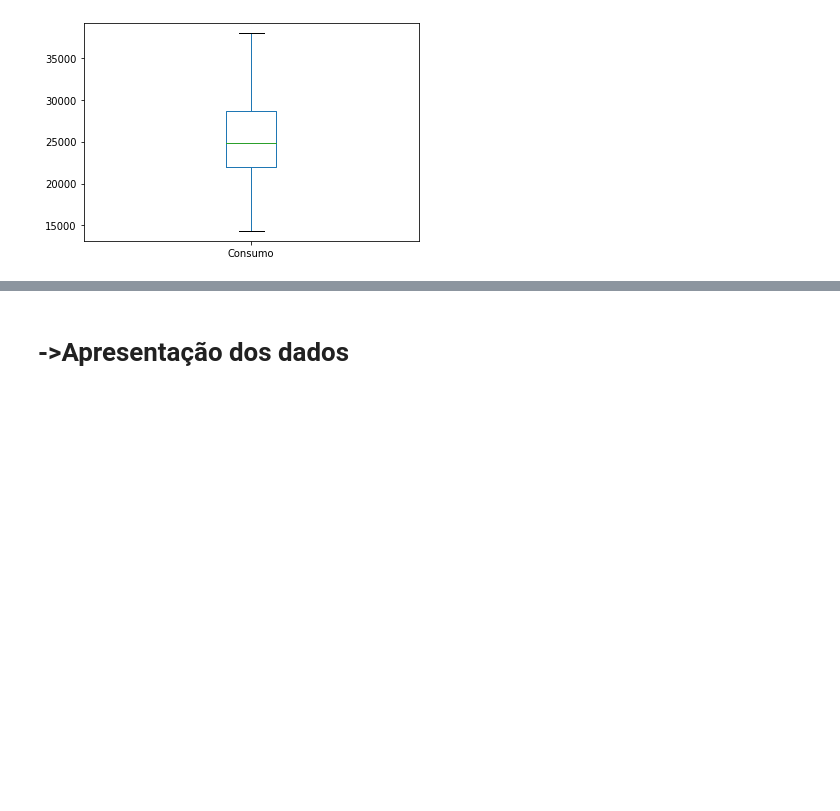
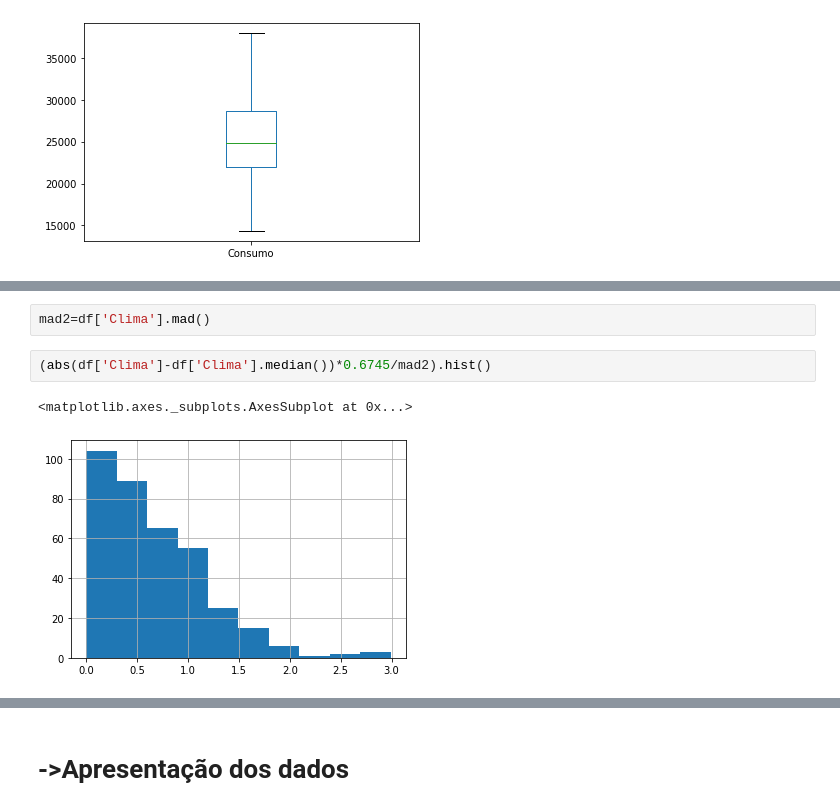
Before and after one commit to thiagorayam/Data, a Jupyter notebook: Exemplo1.ipynb, the cells around one changed output, grey strips where cells are left out. Cells and saved outputs as stored; diff of their text form; blank space fills up the shorter version.

```diff
--- a/Exemplo1.ipynb
+++ b/Exemplo1.ipynb
@@ -258,0 +271,7 @@ df['Tmed'].plot.box()
+# %%
+mad2=df['Clima'].mad()
+# %%
+(abs(df['Clima']-df['Clima'].median())*0.6745/mad2).hist()
+# %% [output]
+<matplotlib.axes._subplots.AxesSubplot at 0x...>
+[figure, added]
```
Also changed, not shown: parts of 6 cells of this notebook.
